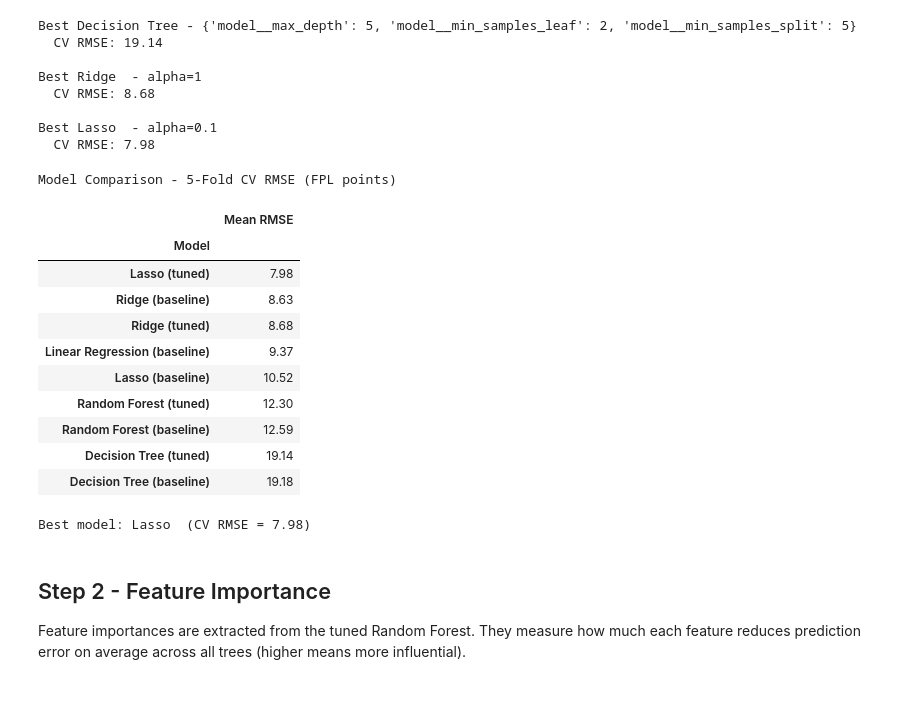
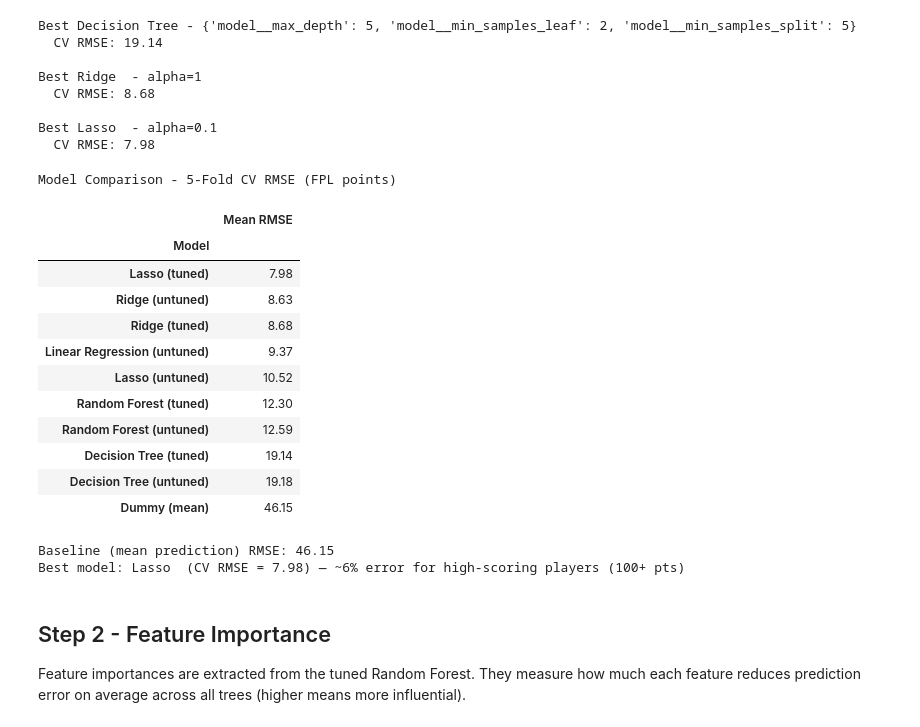
Before and after one commit to andrew43kim-bit/EPL-Fantasy-Score-Prediction, a Jupyter notebook: epl.ipynb, the cells around one changed output. Saved outputs shown, nothing was run; the diff lists cells and outputs as text; code cells hidden in the pictures; blank space fills up the shorter version.

Commit message:
contextualize Lasso RMSE

```diff
--- a/epl.ipynb
+++ b/epl.ipynb
@@ -168,6 +169,7 @@ def display_scores(name, scores):
 kf = KFold(n_splits=5, shuffle=True, random_state=42)
 
 models = {
+    "Dummy (mean)":     DummyRegressor(strategy="mean"),
     "Linear Regression" : LinearRegression(),
     "Ridge"             : Ridge(),
     "Lasso"             : Lasso(max_iter=5000),
@@ -296,52 +298,64 @@ baseline_scores = {
 }
 
 comparison = {
-    "Linear Regression (baseline)": baseline_scores["Linear Regression"],
-    "Ridge (baseline)":             baseline_scores["Ridge"],
+    "Dummy (mean)":                  baseline_scores["Dummy (mean)"],
+    "Linear Regression (untuned)": baseline_scores["Linear Regression"],
+    "Ridge (untuned)":             baseline_scores["Ridge"],
     "Ridge (tuned)":                np.sqrt(-ridge_search.best_score_),
-    "Lasso (baseline)":             baseline_scores["Lasso"],
+    "Lasso (untuned)":             baseline_scores["Lasso"],
     "Lasso (tuned)":                np.sqrt(-lasso_search.best_score_),
-    "Decision Tree (baseline)":     baseline_scores["Decision Tree"],
+    "Decision Tree (untuned)":     baseline_scores["Decision Tree"],
     "Decision Tree (tuned)":        np.sqrt(-dt_search.best_score_),
-    "Random Forest (baseline)":     baseline_scores["Random Forest"],
+    "Random Forest (untuned)":     baseline_scores["Random Forest"],
     "Random Forest (tuned)":        np.sqrt(-rf_search.best_score_),
 }
 
 comparison_df = (
     pd.Series(comparison, name="Mean RMSE")
     .sort_values()
     .to_frame()
     .round(2)
 )
 comparison_df.index.name = "Model"
 print("Model Comparison - 5-Fold CV RMSE (FPL points)")
 display(comparison_df)
 
+# --- context ---
+dummy_rmse   = baseline_scores["Dummy (mean)"]
+lasso_rmse   = np.sqrt(-lasso_search.best_score_)
+hs_threshold = 100
+hs_mean      = y[y >= hs_threshold].mean()
+pct_err      = lasso_rmse / hs_mean * 100
+
+print(f"\nBaseline (mean prediction) RMSE: {dummy_rmse:.2f}")
+
 # Select the overall best tuned model
 all_searches = {
     "Ridge":         ridge_search,
     "Lasso":         lasso_search,
     "Decision Tree": dt_search,
     "Random Forest": rf_search,
 }
 best_model_name = max(all_searches, key=lambda k: all_searches[k].best_score_)
 best_pipeline    = all_searches[best_model_name].best_estimator_
-print(f"\nBest model: {best_model_name}  "
-      f"(CV RMSE = {np.sqrt(-all_searches[best_model_name].best_score_):.2f})")
+print(f"Best model: {best_model_name}  "
+      f"(CV RMSE = {np.sqrt(-all_searches[best_model_name].best_score_):.2f}) — ~{pct_err:.0f}% error for high-scoring players ({hs_threshold}+ pts)")
 # %% [output]
 Model Comparison - 5-Fold CV RMSE (FPL points)
 |  | Mean RMSE |
 | Model |  |
 | Lasso (tuned) | 7.98 |
-| Ridge (baseline) | 8.63 |
+| Ridge (untuned) | 8.63 |
 | Ridge (tuned) | 8.68 |
-| Linear Regression (baseline) | 9.37 |
-| Lasso (baseline) | 10.52 |
+| Linear Regression (untuned) | 9.37 |
+| Lasso (untuned) | 10.52 |
 | Random Forest (tuned) | 12.30 |
-| Random Forest (baseline) | 12.59 |
+| Random Forest (untuned) | 12.59 |
 | Decision Tree (tuned) | 19.14 |
-| Decision Tree (baseline) | 19.18 |
+| Decision Tree (untuned) | 19.18 |
+| Dummy (mean) | 46.15 |
-Best model: Lasso  (CV RMSE = 7.98)
+Baseline (mean prediction) RMSE: 46.15
+Best model: Lasso  (CV RMSE = 7.98) — ~6% error for high-scoring players (100+ pts)
 # %% [markdown]
 ## Step 2 - Feature Importance
 
```
Also changed, not shown: parts of 2 cells of this notebook, 1 other file.
